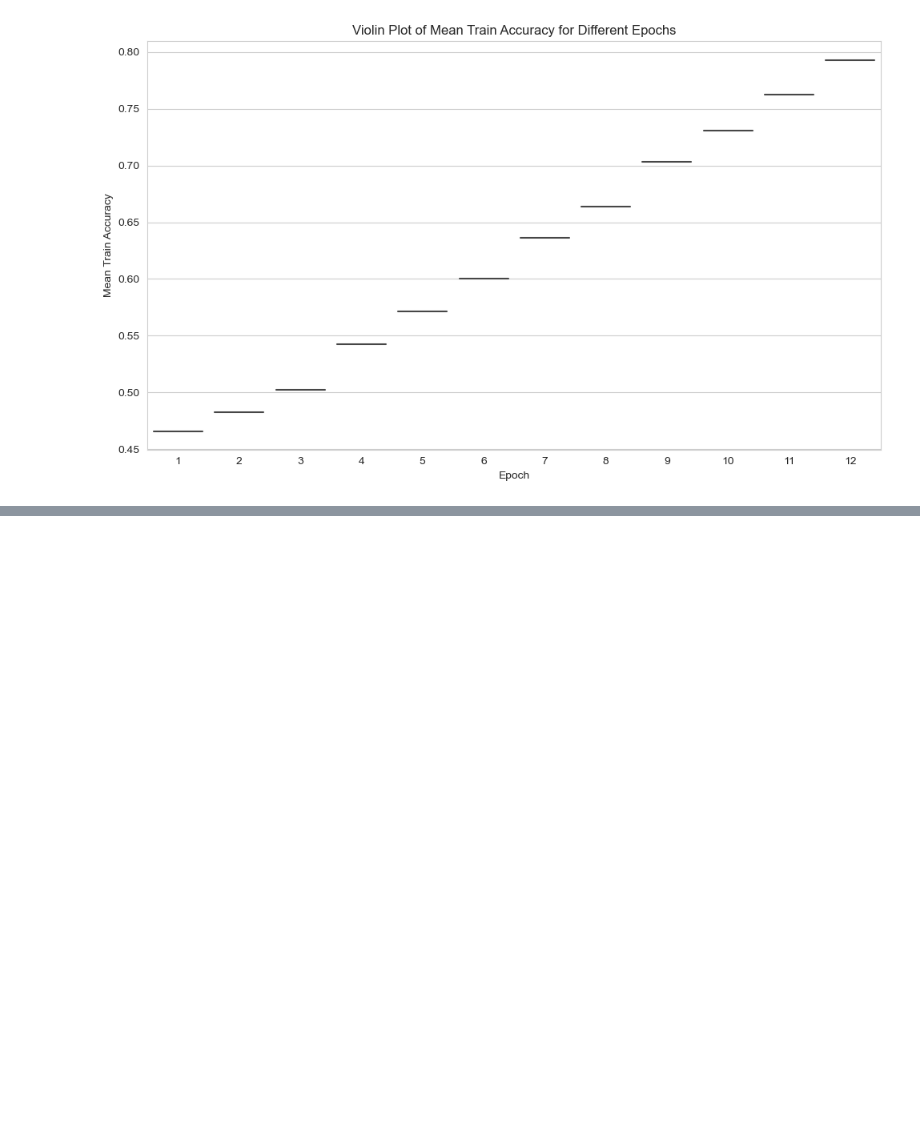
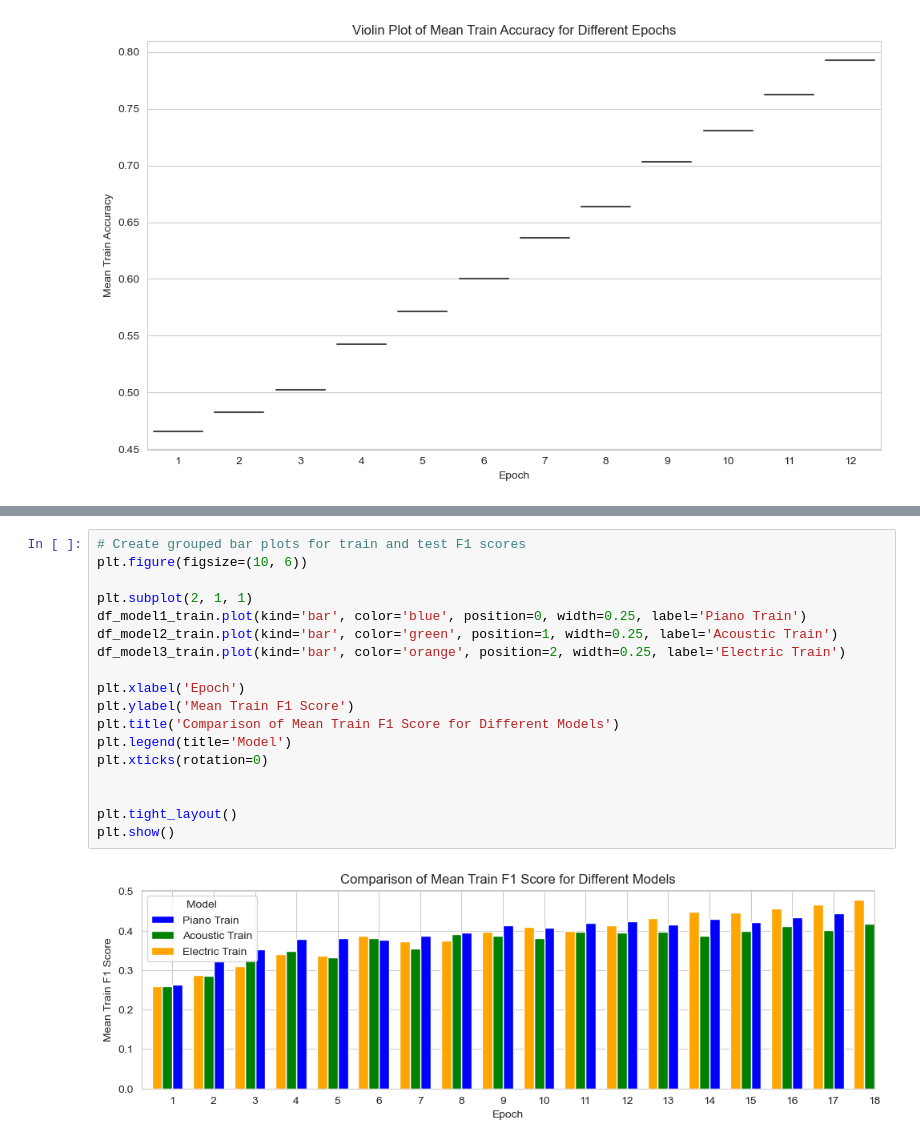
Before and after one commit to dancingninjas1/emotion-recognition, a Jupyter notebook: notebooks/analysis.ipynb, the cells around one changed output, grey strips where cells are left out. Drawn from its saved outputs; the diff is of its cells as text; blank space fills up the shorter version.

```diff
--- a/notebooks/analysis.ipynb
+++ b/notebooks/analysis.ipynb
@@ -227,0 +281,20 @@ plt.show()
+# %%
+# Create grouped bar plots for train and test F1 scores
+plt.figure(figsize=(10, 6))
+
+plt.subplot(2, 1, 1)
+df_model1_train.plot(kind='bar', color='blue', position=0, width=0.25, label='Piano Train')
+df_model2_train.plot(kind='bar', color='green', position=1, width=0.25, label='Acoustic Train')
+df_model3_train.plot(kind='bar', color='orange', position=2, width=0.25, label='Electric Train')
+
+plt.xlabel('Epoch')
+plt.ylabel('Mean Train F1 Score')
+plt.title('Comparison of Mean Train F1 Score for Different Models')
+plt.legend(title='Model')
+plt.xticks(rotation=0)
+
+
+plt.tight_layout()
+plt.show()
+# %% [output]
+[figure, added]
```
Also changed, not shown: parts of 1 cell of this notebook, 11 other files.
